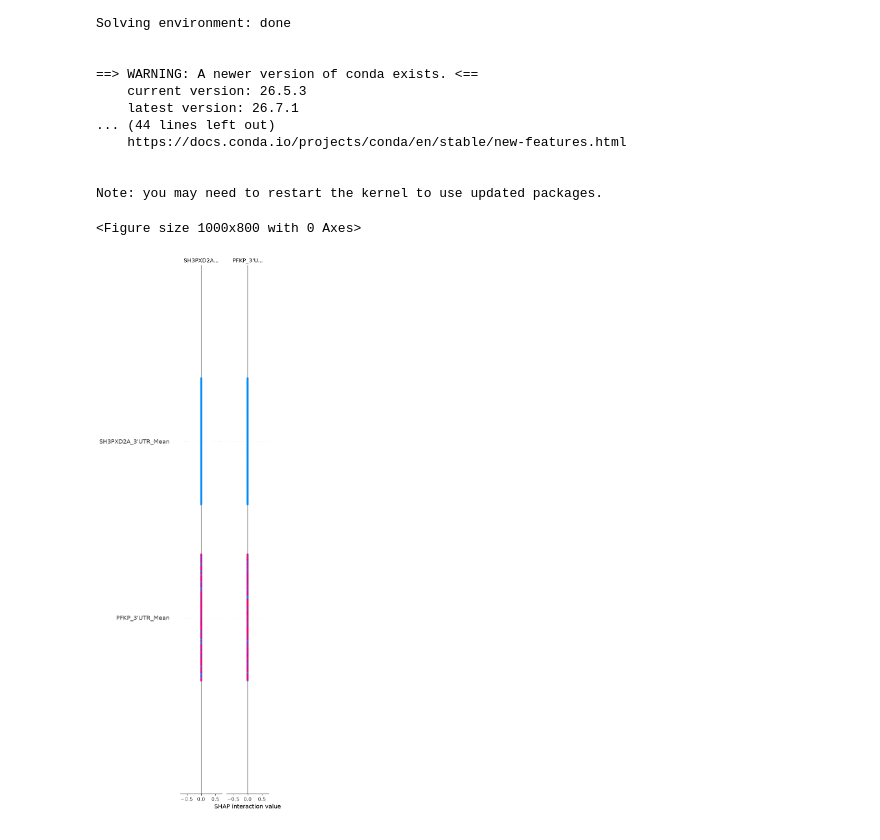
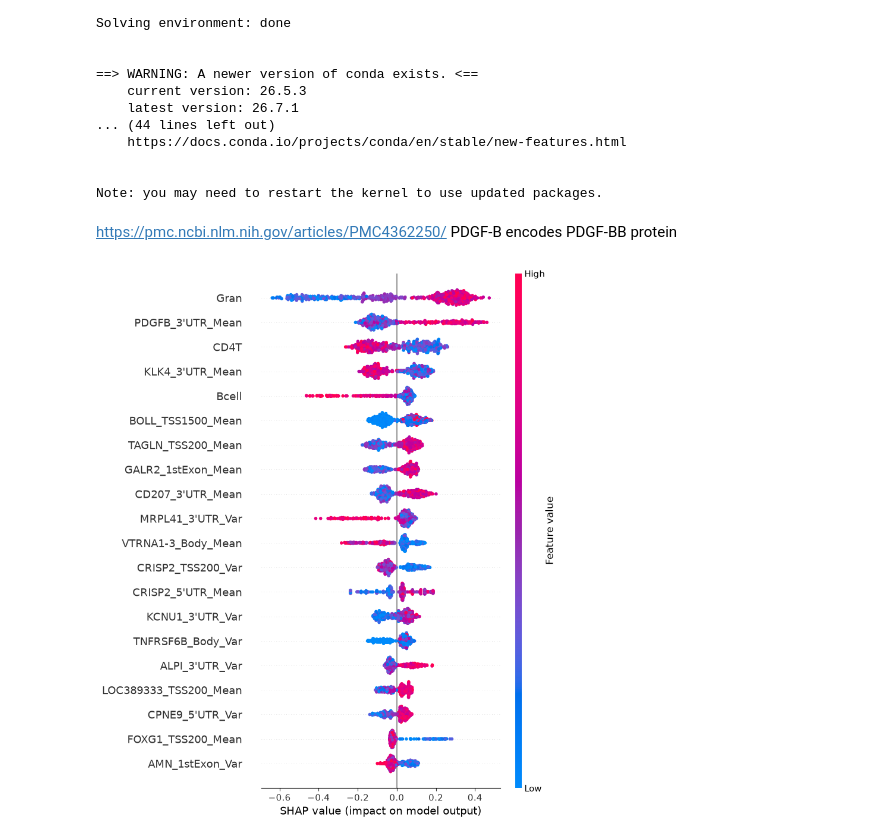
Before and after one commit to perpk/methylation-analysis, a Jupyter notebook: notebooks/ML_approach/xgboost_cv.ipynb, the cells around one changed output. Cells and saved outputs as stored; diff of their text form; code cells hidden in the pictures.

```diff
--- a/notebooks/ML_approach/xgboost_cv.ipynb
+++ b/notebooks/ML_approach/xgboost_cv.ipynb
@@ -54,6 +55,8 @@ skf = StratifiedKFold(n_splits=5, shuffle=True, random_state=42)
 # %%
 roc_aucs = []
 pr_aucs = []
+roc_curves = []
+pr_curves = []
 # %%
 for fold, (train_idx, test_idx) in enumerate(skf.split(np.zeros(len(y_cpu)), y_cpu)):
 
@@ -108,6 +111,11 @@ for fold, (train_idx, test_idx) in enumerate(skf.split(np.zeros(len(y_cpu)), y_c
     roc_aucs.append(fold_roc)
     pr_aucs.append(fold_pr)
 
+    fpr, tpr, _ = roc_curve(y_test.cpu().numpy(), y_pred_proba)
+    precision, recall, _ = precision_recall_curve(y_test.cpu().numpy(), y_pred_proba)
+    roc_curves.append((fpr, tpr))
+    pr_curves.append((precision, recall))
+
     print(f"Fold {fold+1} | ROC AUC: {fold_roc:.4f} | PR AUC: {fold_pr:.4f}")
 # %% [output]
 Fold 1 | ROC AUC: 0.6546 | PR AUC: 0.6933
@@ -143,6 +209,9 @@ Solving environment: done
 
 
 Note: you may need to restart the kernel to use updated packages.
+# %% [markdown]
+https://pmc.ncbi.nlm.nih.gov/articles/PMC4362250/
+PDGF-B encodes PDGF-BB protein
 # %%
 import shap
 import json
@@ -178,33 +247,37 @@ clf = xgb.XGBClassifier(
     scale_pos_weight=scale_weight, eval_metric='logloss',
     random_state=42, tree_method='hist', device='cuda'
 )
 clf.fit(X_final, y_final)
 
 # 1. Initialize the Explainer
 explainer = shap.TreeExplainer(clf)
 raw_shap_values = explainer.shap_values(X_final)
 
 # 2. Intercept and format the SHAP output
 # If SHAP returns a list [Controls_Array, PD_Array], grab the PD array
 if isinstance(raw_shap_values, list):
     shap_values_2d = raw_shap_values[1]
 # If SHAP returns a 3D array (samples, features, classes), slice the PD class
 elif len(raw_shap_values.shape) == 3:
     shap_values_2d = raw_shap_values[:, :, 1]
 # Otherwise, it's already a standard 2D array
 else:
     shap_values_2d = raw_shap_values
 
 # 3. Generate the correct Beeswarm Plot
 plt.figure(figsize=(12, 8))
 shap.summary_plot(
     shap_values_2d,
     X_final,
     feature_names=feature_names,
     max_display=20,
-    plot_type="dot"  # Explicitly forces the beeswarm layout
+    plot_type="dot",  # Explicitly forces the beeswarm layout
+    show=False  # keep the figure open so savefig captures it
 )
+
+save_path = "/workspace/results/peg1_shap_beeswarm.png"
+plt.savefig(save_path, dpi=300, bbox_inches="tight")
+
 plt.show()
 # %% [output]
-<Figure size 1000x800 with 0 Axes>
-[figure, old version]
+[figure, new version]
```
Also changed, not shown: parts of 6 cells of this notebook.
